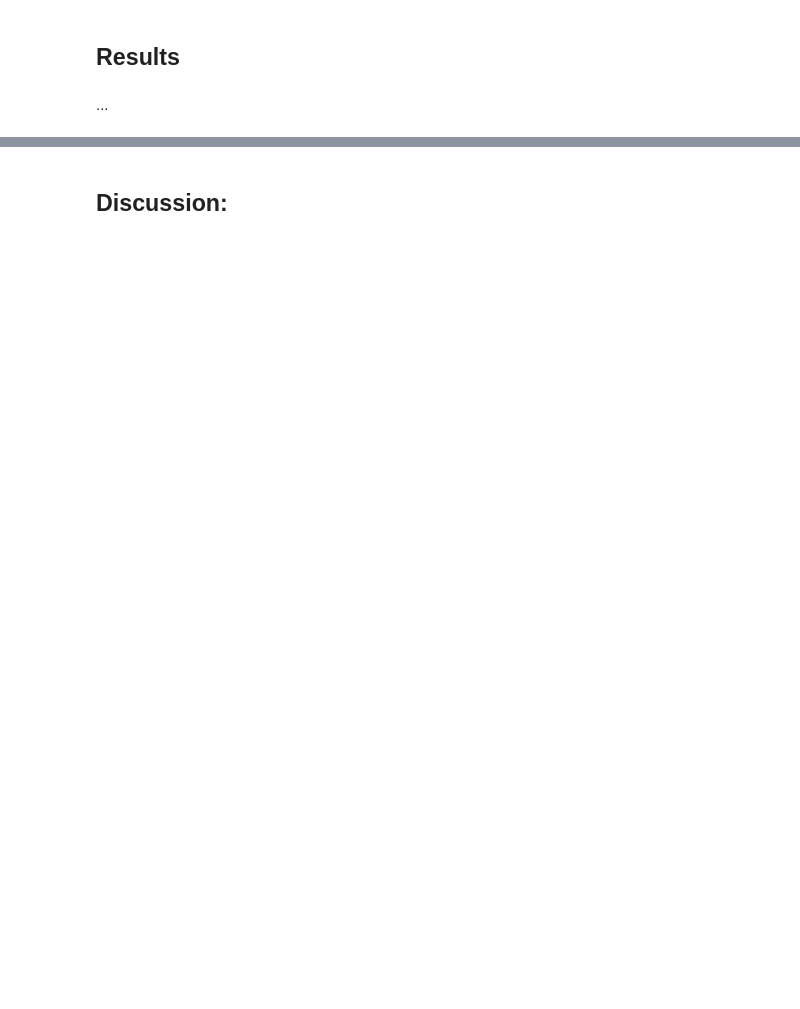
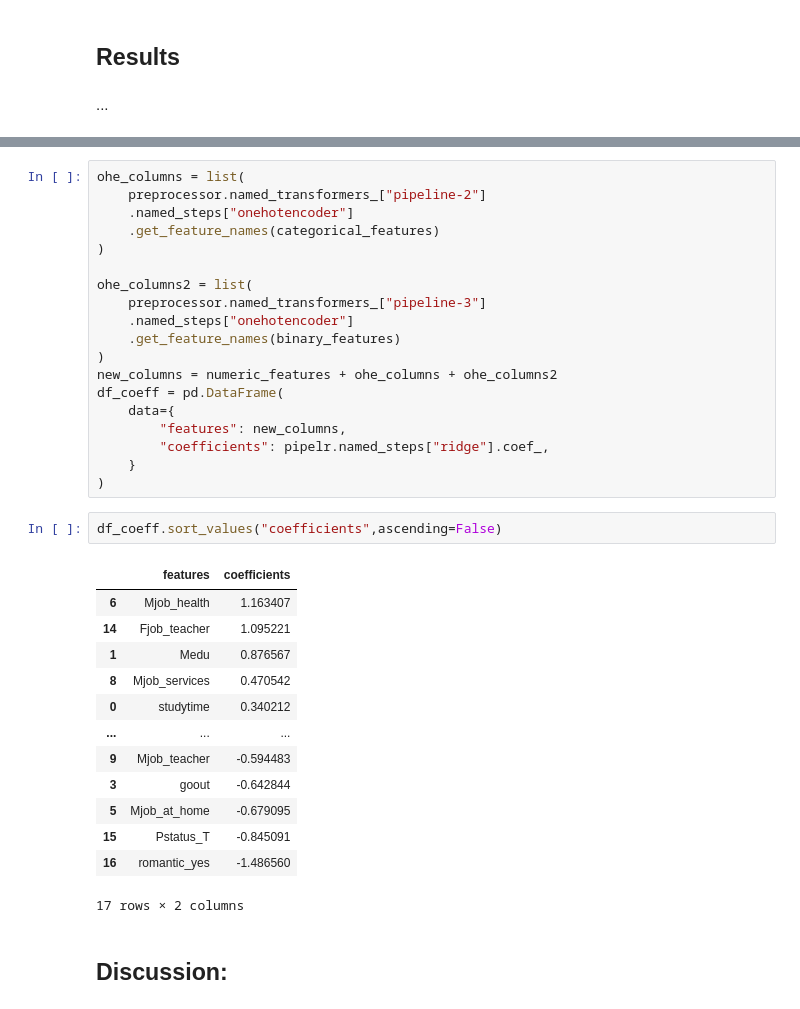
Before and after one commit to DSCI-310/DSCI-310-Group-1, a Jupyter notebook: StudentPerformance.ipynb, the cells around one changed output, grey strips where cells are left out. Saved outputs shown, nothing was run; the diff lists cells and outputs as text; blank space fills up the shorter version.

```diff
--- a/StudentPerformance.ipynb
+++ b/StudentPerformance.ipynb
@@ -53,3 +130,38 @@ Since what we are trying to predict is a quantitative varible based on several v
+# %%
+ohe_columns = list(
+    preprocessor.named_transformers_["pipeline-2"]
+    .named_steps["onehotencoder"]
+    .get_feature_names(categorical_features)
+)
+
+ohe_columns2 = list(
+    preprocessor.named_transformers_["pipeline-3"]
+    .named_steps["onehotencoder"]
+    .get_feature_names(binary_features)
+)
+new_columns = numeric_features + ohe_columns + ohe_columns2
+df_coeff = pd.DataFrame(
+    data={
+        "features": new_columns,
+        "coefficients": pipelr.named_steps["ridge"].coef_,
+    }
+)
+# %%
+df_coeff.sort_values("coefficients",ascending=False)
+# %% [output]
+|  | features | coefficients |
+| 6 | Mjob_health | 1.163407 |
+| 14 | Fjob_teacher | 1.095221 |
+| 1 | Medu | 0.876567 |
+| 8 | Mjob_services | 0.470542 |
+| 0 | studytime | 0.340212 |
+| ... | ... | ... |
+| 9 | Mjob_teacher | -0.594483 |
+| 3 | goout | -0.642844 |
+| 5 | Mjob_at_home | -0.679095 |
+| 15 | Pstatus_T | -0.845091 |
+| 16 | romantic_yes | -1.486560 |
+17 rows × 2 columns
 # %% [markdown]
 ## Discussion:
 # %% [markdown]
```
Also changed, not shown: parts of 12 cells of this notebook.
